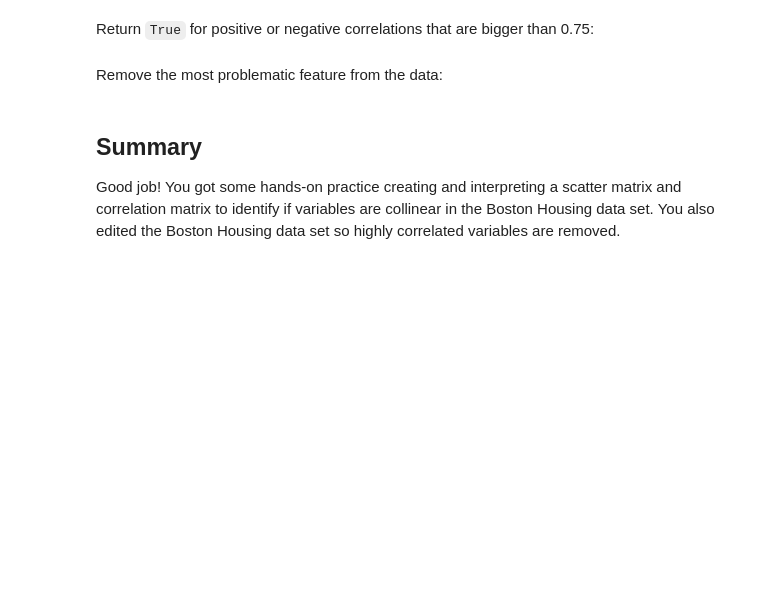
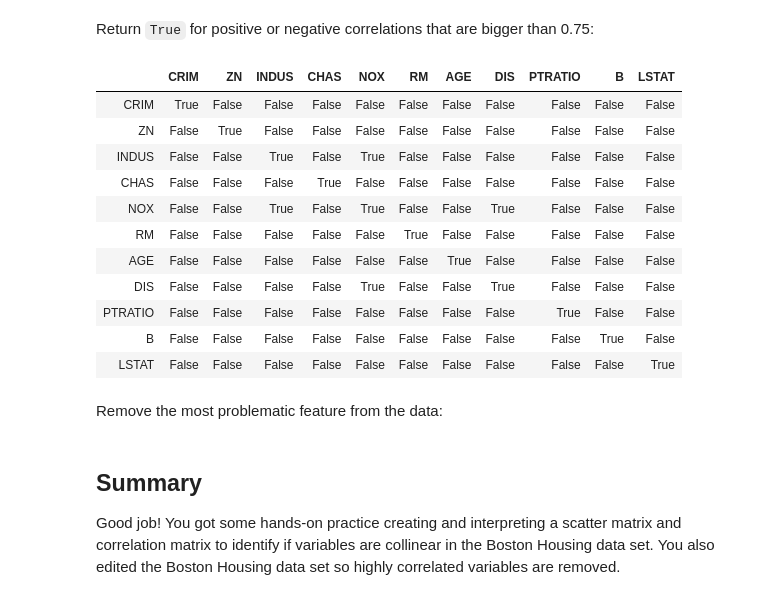
Before and after one commit to OsterMendel/dsc-multicollinearity-of-features-lab-nyc-ds-033020, a Jupyter notebook: index.ipynb, the cells around one changed output. Saved outputs shown, nothing was run; the diff lists cells and outputs as text; code cells hidden in the pictures; blank space fills up the shorter version.

```diff
--- a/index.ipynb
+++ b/index.ipynb
@@ -86,7 +86,20 @@ boston_features.drop(columns=rad_tax).corr()
 # %% [markdown]
 Return `True` for positive or negative correlations that are bigger than 0.75:
 # %%
-boston_features.drop(columns=rad_tax).corr() > .75
+abs(boston_features.drop(columns=rad_tax).corr()) > .75
+# %% [output]
+|  | CRIM | ZN | INDUS | CHAS | NOX | RM | AGE | DIS | PTRATIO | B | LSTAT |
+| CRIM | True | False | False | False | False | False | False | False | False | False | False |
+| ZN | False | True | False | False | False | False | False | False | False | False | False |
+| INDUS | False | False | True | False | True | False | False | False | False | False | False |
+| CHAS | False | False | False | True | False | False | False | False | False | False | False |
+| NOX | False | False | True | False | True | False | False | True | False | False | False |
+| RM | False | False | False | False | False | True | False | False | False | False | False |
+| AGE | False | False | False | False | False | False | True | False | False | False | False |
+| DIS | False | False | False | False | True | False | False | True | False | False | False |
+| PTRATIO | False | False | False | False | False | False | False | False | True | False | False |
+| B | False | False | False | False | False | False | False | False | False | True | False |
+| LSTAT | False | False | False | False | False | False | False | False | False | False | True |
 # %% [markdown]
 Remove the most problematic feature from the data:
 # %% [markdown]
```
